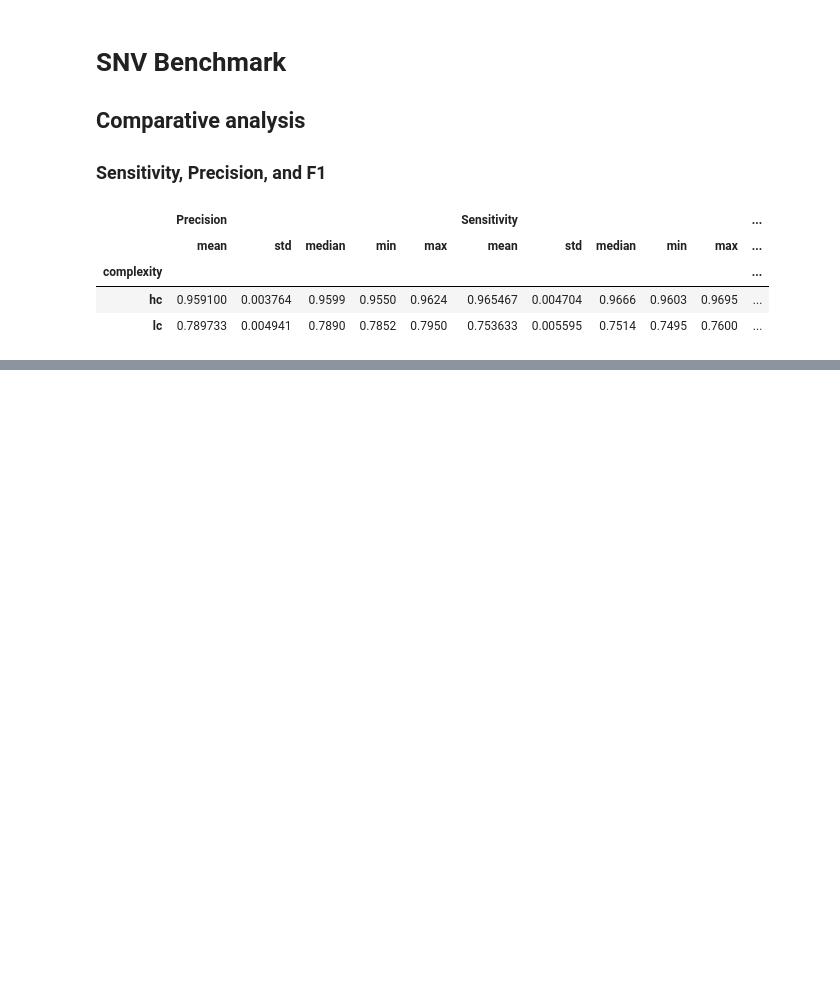
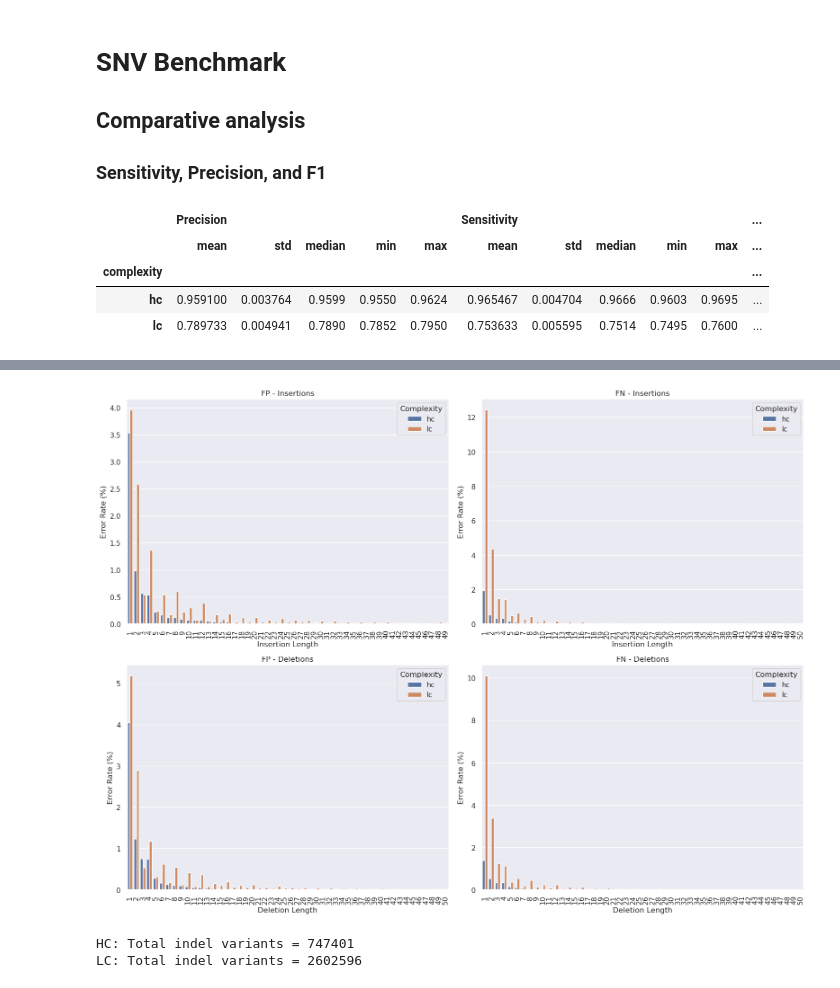
Before and after one commit to KHP-Informatics/ont-benchmark, a Jupyter notebook: jupyter/ont-benchmark.ipynb, the cells around one changed output, grey strips where cells are left out. Saved outputs shown, nothing was run; the diff lists cells and outputs as text; code cells hidden in the pictures; blank space fills up the shorter version.

```diff
--- a/jupyter/ont-benchmark.ipynb
+++ b/jupyter/ont-benchmark.ipynb
@@ -199,0 +297,4 @@ illumina_snv_stats
+# %%
+for tech_comp, total in snv_total_variants_data.items():
+    tech, comp = tech_comp.split("_")
+    print(f"{tech.upper()} - {comp.upper()}: Total SNV variants = {total}")
@@ -199,0 +538,50 @@ illumina_snv_stats
+# %%
+def preprocess_indel_data(df):
+    df["Indel Length"] = df["Indel Type"].str.split("_").str[-1].astype(int)
+    df["Indel Category"] = df["Indel Type"].str.split("_").str[0]
+    df = df.sort_values(["Indel Category", "Indel Length", "Complexity"])
+    return df
+
+
+indel_plot_df = preprocess_indel_data(indel_plot_df)
+
+fig, axes = plt.subplots(2, 2, figsize=(16, 12))
+
+for i, error_type in enumerate(["FP", "FN"]):
+    for j, indel_category in enumerate(["insertion", "deletion"]):
+        data = indel_plot_df[
+            (indel_plot_df["Error Type"] == error_type)
+            & (indel_plot_df["Indel Category"] == indel_category)
+        ]
+
+        sns.barplot(
+            data=data,
+            x="Indel Length",
+            y="Error Rate (%)",
+            hue="Complexity",
+            hue_order=["hc", "lc"],
+            ax=axes[j, i],
+        )
+
+        axes[j, i].set_title(f"{error_type} - {indel_category.capitalize()}s")
+        axes[j, i].set_xlabel(f"{indel_category.capitalize()} Length")
+        axes[j, i].set_ylabel("Error Rate (%)")
+
+        unique_lengths = sorted(data["Indel Length"].unique())
+        axes[j, i].set_xticks(range(len(unique_lengths)))
+        axes[j, i].set_xticklabels(unique_lengths)
+
+        axes[j, i].tick_params(axis="x", rotation=90)
+        axes[j, i].legend(title="Complexity")
+
+plt.tight_layout()
+plt.show()
+plt.close()
+# %% [output]
+[figure, added]
+# %%
+for comp, total in indel_total_variants_data.items():
+    print(f"{comp.upper()}: Total indel variants = {total}")
+# %% [output]
+HC: Total indel variants = 747401
+LC: Total indel variants = 2602596
```
Also changed, not shown: parts of 16 cells of this notebook.
